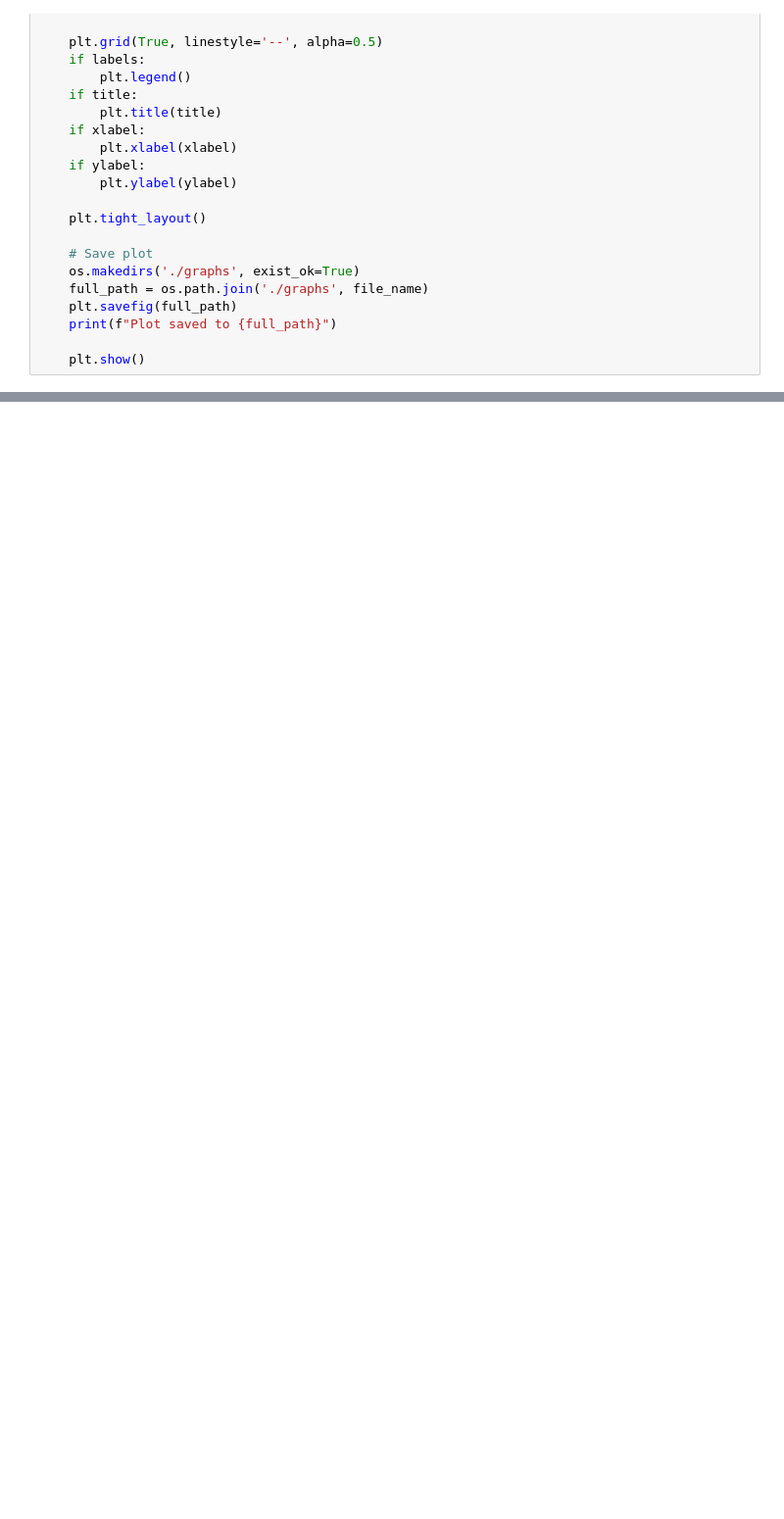
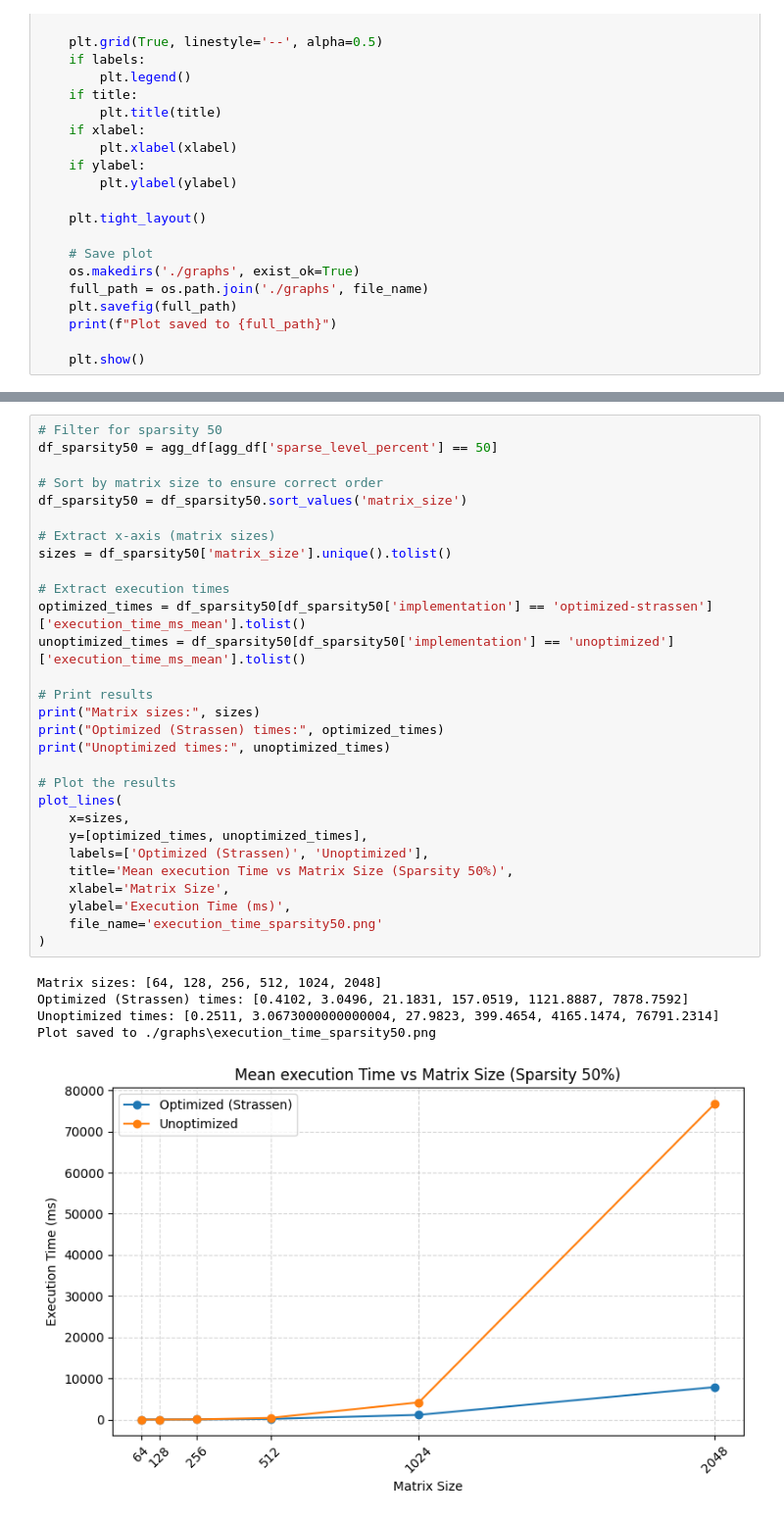
Before and after one commit to KaarloCaballero/Big_data-Task_2, a Jupyter notebook: process_data.ipynb, the cells around one changed output, grey strips where cells are left out. Shown at 98% size. Cells and saved outputs as stored; diff of their text form; blank space fills up the shorter version.

```diff
--- a/process_data.ipynb
+++ b/process_data.ipynb
@@ -168,0 +255,35 @@ Plot saved to ./graphs\prueba
+# %%
+# Filter for sparsity 50
+df_sparsity50 = agg_df[agg_df['sparse_level_percent'] == 50]
+
+# Sort by matrix size to ensure correct order
+df_sparsity50 = df_sparsity50.sort_values('matrix_size')
+
+# Extract x-axis (matrix sizes)
+sizes = df_sparsity50['matrix_size'].unique().tolist()
+
+# Extract execution times
+optimized_times = df_sparsity50[df_sparsity50['implementation'] == 'optimized-strassen']['execution_time_ms_mean'].tolist()
+unoptimized_times = df_sparsity50[df_sparsity50['implementation'] == 'unoptimized']['execution_time_ms_mean'].tolist()
+
+# Print results
+print("Matrix sizes:", sizes)
+print("Optimized (Strassen) times:", optimized_times)
+print("Unoptimized times:", unoptimized_times)
+
+# Plot the results
+plot_lines(
+    x=sizes,
+    y=[optimized_times, unoptimized_times],
+    labels=['Optimized (Strassen)', 'Unoptimized'],
+    title='Mean execution Time vs Matrix Size (Sparsity 50%)',
+    xlabel='Matrix Size',
+    ylabel='Execution Time (ms)',
+    file_name='execution_time_sparsity50.png'
+)
+# %% [output]
+Matrix sizes: [64, 128, 256, 512, 1024, 2048]
+Optimized (Strassen) times: [0.4102, 3.0496, 21.1831, 157.0519, 1121.8887, 7878.7592]
+Unoptimized times: [0.2511, 3.0673000000000004, 27.9823, 399.4654, 4165.1474, 76791.2314]
+Plot saved to ./graphs\execution_time_sparsity50.png
+[figure, added]
```
Also changed, not shown: parts of 43 cells of this notebook, 1 other file.
